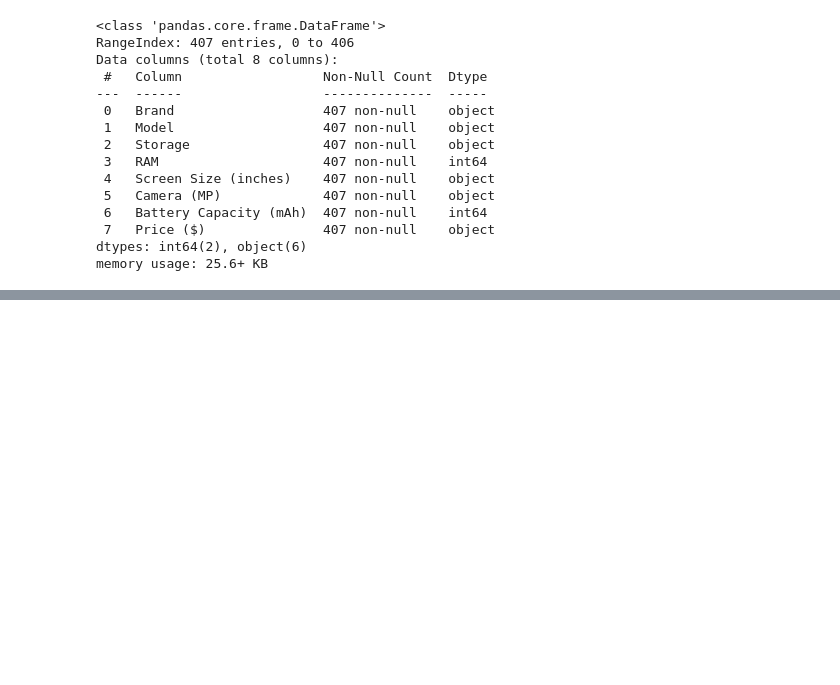
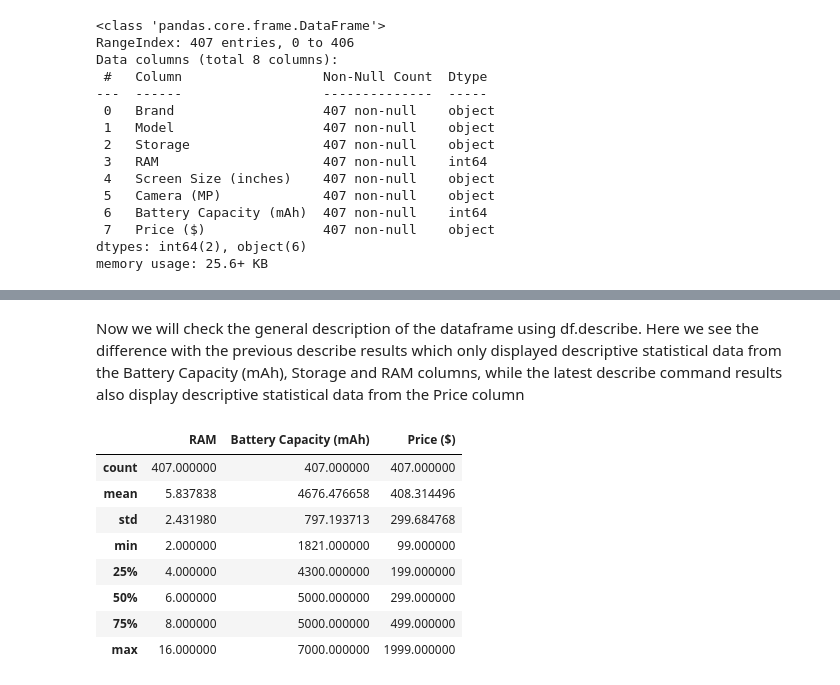
Before and after one commit to KhadafiZubaidiDev/data-wrangler, a Jupyter notebook: main.ipynb, the cells around one changed output, grey strips where cells are left out. Drawn from its saved outputs; the diff is of its cells as text; code cells hidden in the pictures; blank space fills up the shorter version.

Commit message:
Add Price Column Analysis

```diff
--- a/main.ipynb
+++ b/main.ipynb
@@ -190,0 +225,5 @@ memory usage: 25.6+ KB
+# %%
+df['Price ($)'] = df['Price ($)'].str.replace('$', '')
+df['Price ($)'] = df['Price ($)'].str.replace(',', '')
+df['Price ($)'] = df['Price ($)'].str.replace(' ', '')
+df['Price ($)'] = df['Price ($)'].astype(int)
@@ -190,0 +250,14 @@ memory usage: 25.6+ KB
+# %% [markdown]
+Now we will check the general description of the dataframe using df.describe. Here we see the difference with the previous describe results which only displayed descriptive statistical data from the Battery Capacity (mAh), Storage and RAM columns, while the latest describe command results also display descriptive statistical data from the Price column
+# %%
+df.describe()
+# %% [output]
+|  | RAM | Battery Capacity (mAh) | Price ($) |
+| count | 407.000000 | 407.000000 | 407.000000 |
+| mean | 5.837838 | 4676.476658 | 408.314496 |
+| std | 2.431980 | 797.193713 | 299.684768 |
+| min | 2.000000 | 1821.000000 | 99.000000 |
+| 25% | 4.000000 | 4300.000000 | 199.000000 |
+| 50% | 6.000000 | 5000.000000 | 299.000000 |
+| 75% | 8.000000 | 5000.000000 | 499.000000 |
+| max | 16.000000 | 7000.000000 | 1999.000000 |
```
Also changed, not shown: parts of 7 cells of this notebook.
